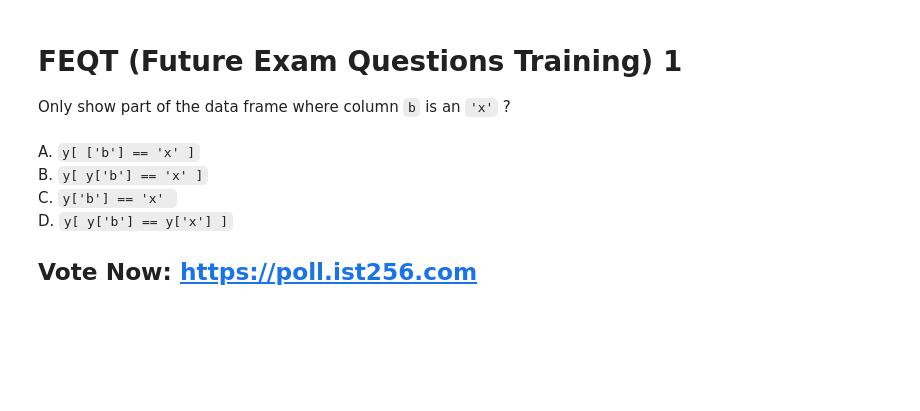
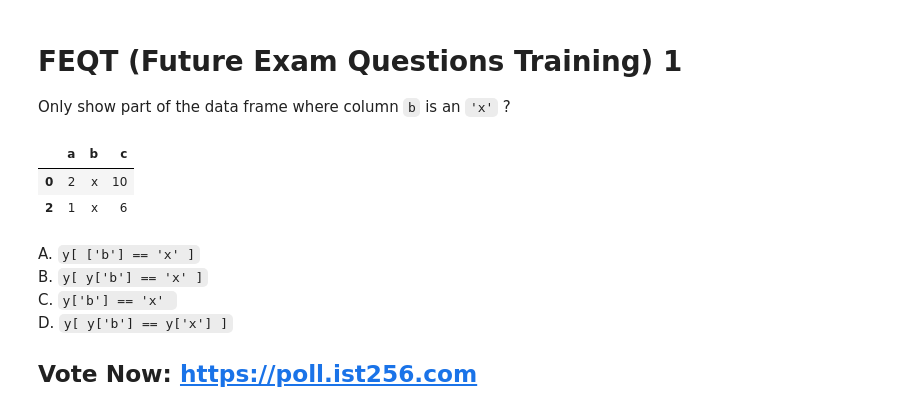
Before and after one commit to ist256/spring2025, a Jupyter notebook: lessons/12-Visualization/Slides.ipynb, the cells around one changed output. Saved outputs shown, nothing was run; the diff lists cells and outputs as text; code cells hidden in the pictures; blank space fills up the shorter version.

```diff
--- a/lessons/12-Visualization/Slides.ipynb
+++ b/lessons/12-Visualization/Slides.ipynb
@@ -22,9 +22,14 @@ Only show part of the data frame where column `b` is an `'x'` ?
 # %%
 import pandas as pd
 x = [ { 'a' :2, 'b' : 'x', 'c' : 10},
       { 'a' :4, 'b' : 'y', 'c' : 3},
       { 'a' :1, 'b' : 'x', 'c' : 6} ]
 y = pd.DataFrame(x)
+y[ y['b'] == 'x' ]
+# %% [output]
+|  | a | b | c |
+| 0 | 2 | x | 10 |
+| 2 | 1 | x | 6 |
 # %% [markdown]
 A. `y[ ['b'] == 'x' ]`
 B. `y[ y['b'] == 'x' ]`
```
Also changed, not shown: parts of 1 cell of this notebook, 2 other files.
